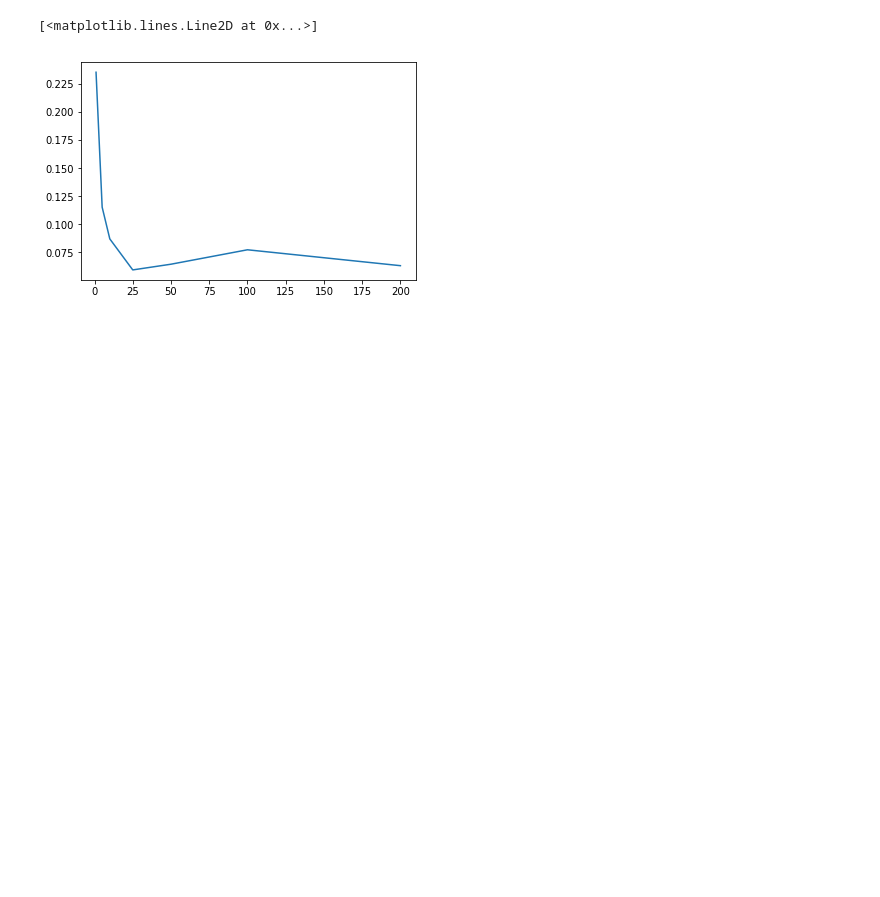
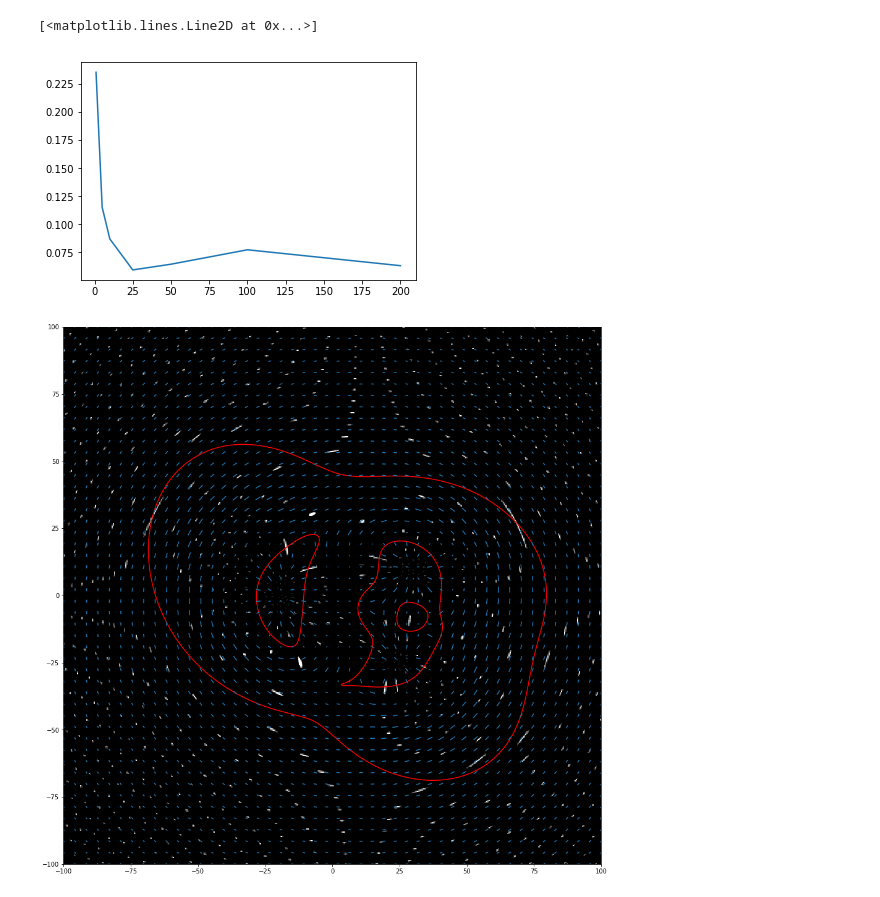
Before and after one commit to j0r1/GRALE2, a Jupyter notebook: pygrale/doc/source/_static/weakcalctests.ipynb, the cells around one changed output. Drawn from its saved outputs; the diff is of its cells as text; code cells hidden in the pictures; blank space fills up the shorter version.

```diff
--- a/pygrale/doc/source/_static/weakcalctests.ipynb
+++ b/pygrale/doc/source/_static/weakcalctests.ipynb
@@ -557,0 +629,29 @@ plt.plot(numEllipses, precisions)
+# %%
+def createThetas(bottomLeft, topRight, numX, numY):
+    thetas = np.empty([numY,numX,2], dtype=np.double)
+    thetas[:,:,0], thetas[:,:,1] = np.meshgrid(np.linspace(bottomLeft[0], topRight[0], numX),
+                                               np.linspace(bottomLeft[1], topRight[1], numY))
+    return thetas
+# %%
+zs = 1
+Ds = cosm.getAngularDiameterDistance(zs)
+Dds = cosm.getAngularDiameterDistance(z_lens, zs)
+strongSize = 200*ANGLE_ARCSEC
+thetas = createThetas([-strongSize/2, -strongSize/2],[strongSize/2, strongSize/2], 48,48)
+a = lens.getAlphaVectorDerivatives(thetas)
+a *= Dds/Ds
+axx, ayy, axy = a[:,:,0], a[:,:,1], a[:,:,2]
+kappa = 0.5*(axx+ayy)
+gamma1 = 0.5*(axx-ayy)
+gamma2 = axy
+# %%
+sources = [ ]
+for pos in thetas.reshape((-1,2)):
+    sources.append(images.CircularSource(pos, 0.2*ANGLE_ARCSEC))
+# %%
+lengthFactor=1
+plt.figure(figsize=(16,16))
+plotutil.plotImagePlane(li, sources, plotSources=False, plotCaustics=False, angularUnit=ANGLE_ARCSEC)
+vMR = plotShear(thetas, kappa, gamma1, gamma2, lengthFactor, angularScale=ANGLE_ARCSEC, plotType="measuredreduced")
+# %% [output]
+[figure, added]
```
Also changed, not shown: parts of 7 cells of this notebook.
